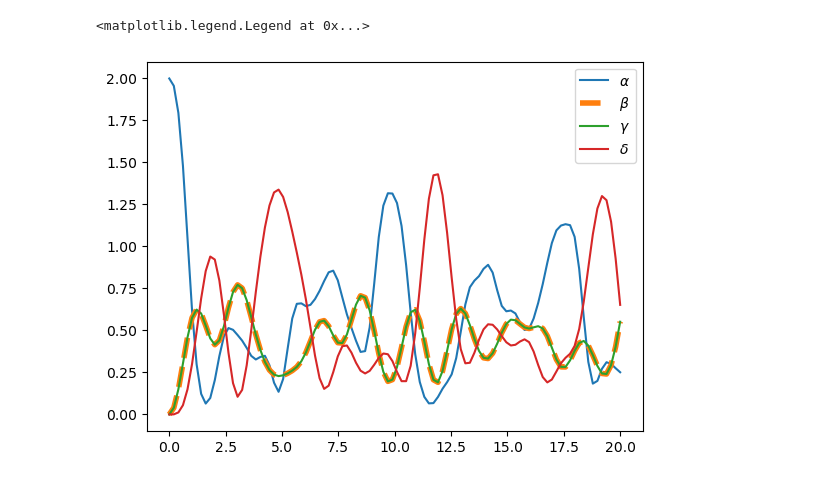
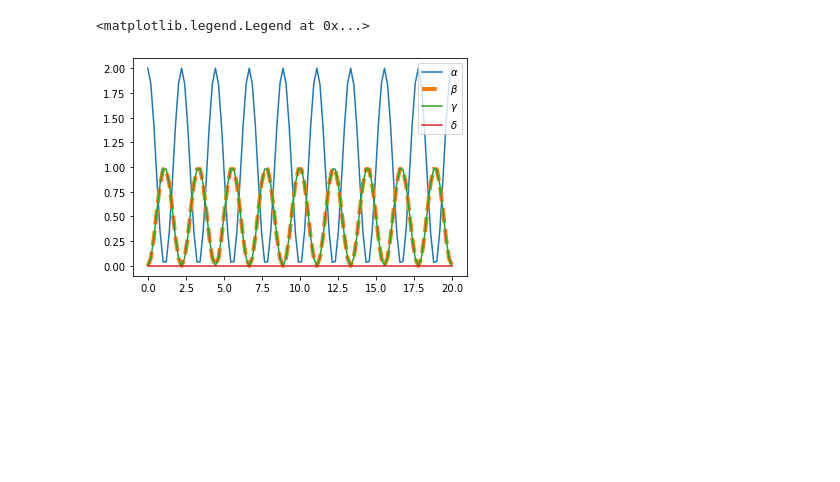
Before and after one commit to cgs2155/inter, a Jupyter notebook: singlecell.ipynb, the cells around one changed output. Cells and saved outputs as stored; diff of their text form; code cells hidden in the pictures; blank space fills up the shorter version.

```diff
--- a/singlecell.ipynb
+++ b/singlecell.ipynb
@@ -15,7 +15,7 @@ def H_cell(phi,U):
     mat = np.zeros((10,10),dtype="complex128")
 
     mat[0,0] = U/2
-    mat[0,1] = mat[0,2] = 1
+    mat[0,1] = mat[0,2] = np.sqrt(2) #1
 
     mat[1,3] = mat[1,5] = 1
 
@@ -25,56 +25,56 @@ def H_cell(phi,U):
     mat[3,6] = mat[3,8] = 1
 
     mat[4,4] = U/2
-    mat[4,1] = mat[4,6] = 1
+    mat[4,1] = mat[4,6] = np.sqrt(2) #1
 
     mat[5,6] = np.exp(1j*phi)
     mat[5,8] = 1
 
 
     mat[7,7] = U/2
-    mat[7,2] = 1
-    mat[7,8] = np.exp(1j*phi)
+    mat[7,2] = np.sqrt(2)#1
+    mat[7,8] = np.sqrt(2)*np.exp(1j*phi)
 
     mat[9,9] = U/2
-    mat[9,6] = 1
-    mat[9,8]  = np.exp(-1j*phi)
+    mat[9,6] = np.sqrt(2)#1
+    mat[9,8]  = np.sqrt(2)*np.exp(-1j*phi)
 
     return add_conj(mat)
 
 N = 10
-n_alpha = 2*np.outer(e_n(0,N),e_n(0,N)) + np.outer(e_n(1,N),e_n(1,N)) + np.outer(e_n(1,N),e_n(1,N)) + np.outer(e_n(1,N),e_n(1,N))
+n_alpha = 2*np.outer(e_n(0,N),e_n(0,N)) + np.outer(e_n(1,N),e_n(1,N)) + np.outer(e_n(2,N),e_n(2,N)) + np.outer(e_n(3,N),e_n(3,N))
 n_beta = 2*np.outer(e_n(4,N),e_n(4,N)) + np.outer(e_n(1,N),e_n(1,N)) + np.outer(e_n(5,N),e_n(5,N)) + np.outer(e_n(6,N),e_n(6,N))
 n_gamma = 2*np.outer(e_n(7,N),e_n(7,N)) + np.outer(e_n(2,N),e_n(2,N)) + np.outer(e_n(5,N),e_n(5,N)) + np.outer(e_n(8,N),e_n(8,N))
 n_delta = 2*np.outer(e_n(9,N),e_n(9,N)) + np.outer(e_n(3,N),e_n(3,N)) + np.outer(e_n(6,N),e_n(6,N)) + np.outer(e_n(8,N),e_n(8,N))
 # %%
-ham = H_cell(np.pi/2,0)
+ham = H_cell(np.pi,0)
 N = np.shape(ham)[1]
 T = 20
 steps = 100
-init_states = [e_n(0,N)]
+init_states = [e_n(0,N)]#[1/np.sqrt(2) * (e_n(0,N) +e_n(N-1,N) )]
 
 for idx, state in enumerate(init_states):
     time = np.linspace(0,T,steps)
     supp_a = []
     supp_b = []
     supp_c = []
     supp_d = []
 
     for t in time:
         supp_a.append( np.abs(state.conj().T @  expm(-1j * t * ham) @ n_alpha @ expm(1j * t * ham) @ state))
         supp_b.append( np.abs(state.conj().T @  expm(-1j * t * ham) @ n_beta @ expm(1j * t * ham) @ state))
         supp_c.append( np.abs(state.conj().T @  expm(-1j * t * ham) @ n_gamma @ expm(1j * t * ham) @ state))
         supp_d.append( np.abs(state.conj().T @  expm(-1j * t * ham) @ n_delta @ expm(1j * t * ham) @ state))
 
 
 
 plt.plot(time,supp_a,label=r"$\alpha$")
 plt.plot(time,supp_b,label=r"$\beta$",linestyle="--",lw=4)
 plt.plot(time,supp_c,label=r"$\gamma$")
 plt.plot(time,supp_d,label=r"$\delta$")
 
 plt.legend()
 # %% [output]
 <matplotlib.legend.Legend at 0x...>
-[figure, old version]
+[figure, new version]
 # %%
```
Also changed, not shown: parts of 6 cells of this notebook, 21 other files.
